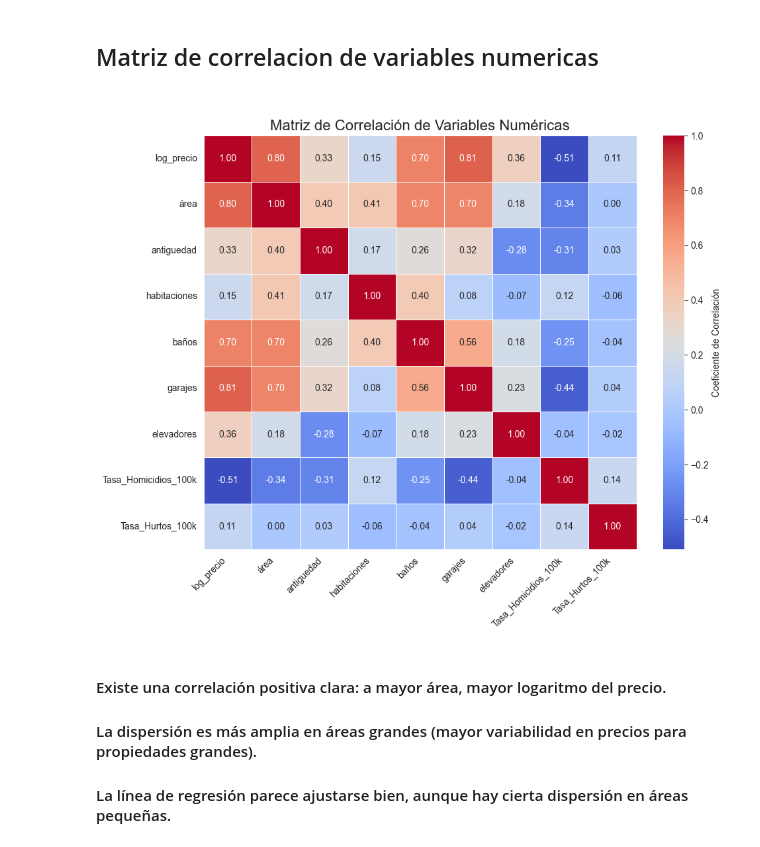
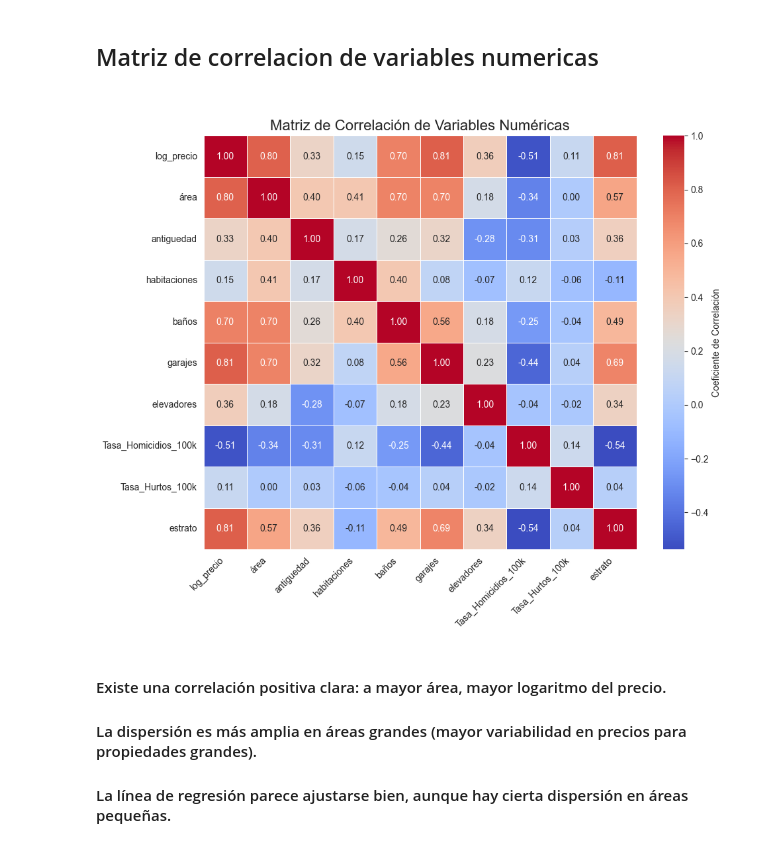
Before and after one commit to natalia-tp-dev/BIT_Proyecto_Final, a Jupyter notebook: EDA/EDA_main.ipynb, the cells around one changed output. Cells and saved outputs as stored; diff of their text form; code cells hidden in the pictures.

```diff
--- a/EDA/EDA_main.ipynb
+++ b/EDA/EDA_main.ipynb
@@ -517,31 +517,31 @@ plt.show()
 # %%
 columnas_numericas = [
     'log_precio', 'área', 'antiguedad', 'habitaciones', 'baños',
-    'garajes', 'elevadores', 'Tasa_Homicidios_100k', 'Tasa_Hurtos_100k'
+    'garajes', 'elevadores', 'Tasa_Homicidios_100k', 'Tasa_Hurtos_100k', 'estrato'
 ]
 
 
 matriz_corr = df_clean[columnas_numericas].corr()
 
 plt.figure(figsize=(10, 8))
 
 
 sns.heatmap(
     matriz_corr,
     annot=True,
     cmap='coolwarm',
     fmt=".2f",
     linewidths=.5,
     cbar_kws={'label': 'Coeficiente de Correlación'}
 )
 
 plt.title('Matriz de Correlación de Variables Numéricas', fontsize=16)
 plt.xticks(rotation=45, ha='right')
 plt.yticks(rotation=0)
 plt.tight_layout()
 plt.show()
 # %% [output]
-[figure, old version]
+[figure, new version]
 # %% [markdown]
 #### Existe una correlación positiva clara: a mayor área, mayor logaritmo del precio.
 #### La dispersión es más amplia en áreas grandes (mayor variabilidad en precios para propiedades grandes).
```
Also changed, not shown: parts of 1 cell of this notebook, 2 other files.
